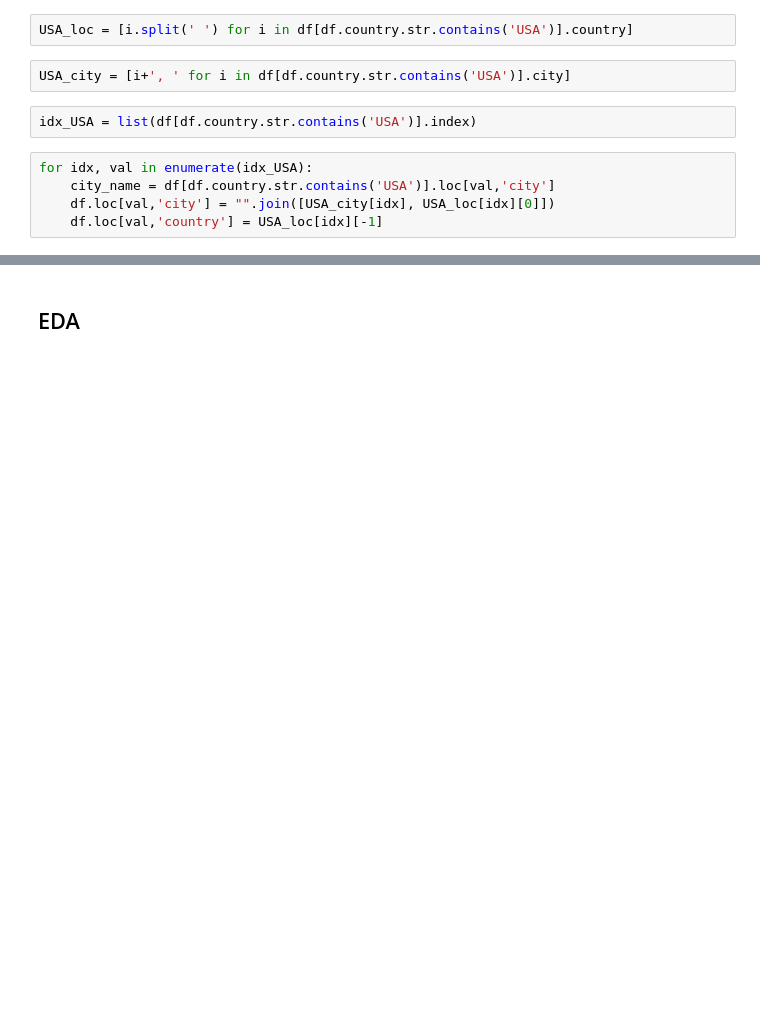
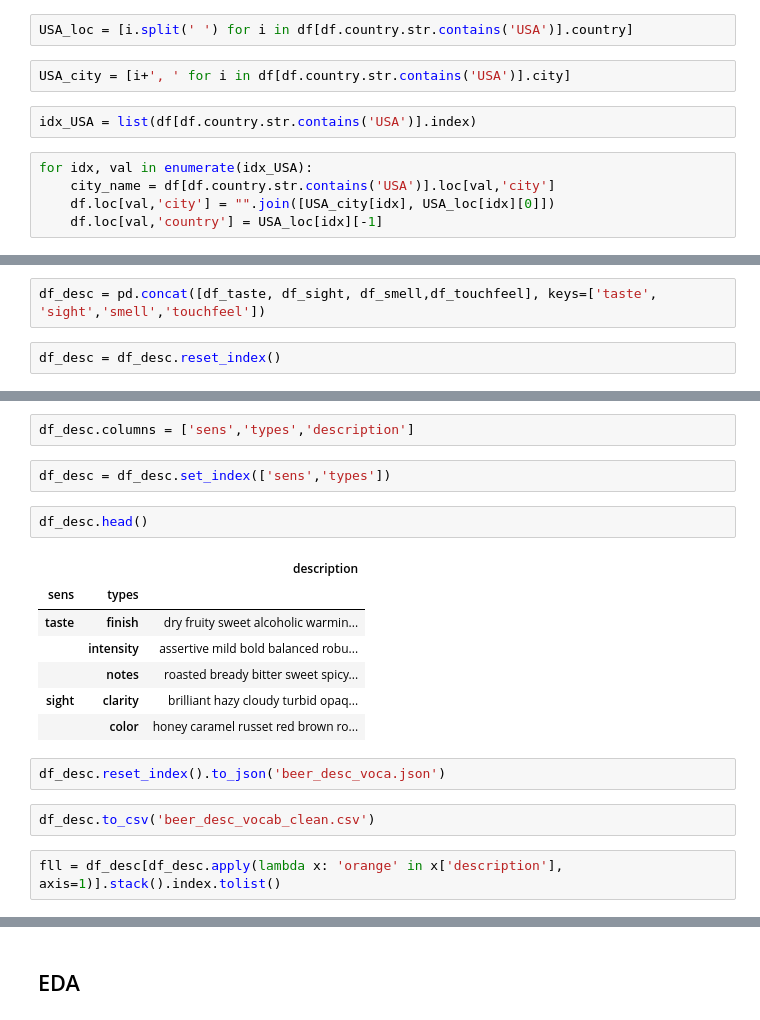
Before and after one commit to montalex/COM-480-Data-Visualization, a Jupyter notebook: scrap_data.ipynb, the cells around one changed output, grey strips where cells are left out. Drawn from its saved outputs; the diff is of its cells as text; blank space fills up the shorter version.

```diff
--- a/scrap_data.ipynb
+++ b/scrap_data.ipynb
@@ -272,0 +350,4 @@ df_all.to_csv('ratebeer_dataset_all.csv', index=False)
+# %%
+df_desc = pd.concat([df_taste, df_sight, df_smell,df_touchfeel], keys=['taste', 'sight','smell','touchfeel'])
+# %%
+df_desc = df_desc.reset_index()
@@ -272,0 +360,20 @@ df_all.to_csv('ratebeer_dataset_all.csv', index=False)
+# %%
+df_desc.columns = ['sens','types','description']
+# %%
+df_desc = df_desc.set_index(['sens','types'])
+# %%
+df_desc.head()
+# %% [output]
+|  |  | description |
+| sens | types |  |
+| taste | finish | dry fruity sweet alcoholic warmin... |
+|  | intensity | assertive mild bold balanced robu... |
+|  | notes | roasted bready bitter sweet spicy... |
+| sight | clarity | brilliant hazy cloudy turbid opaq... |
+|  | color | honey caramel russet red brown ro... |
+# %%
+df_desc.reset_index().to_json('beer_desc_voca.json')
+# %%
+df_desc.to_csv('beer_desc_vocab_clean.csv')
+# %%
+fll = df_desc[df_desc.apply(lambda x: 'orange' in x['description'], axis=1)].stack().index.tolist()
```
Also changed, not shown: parts of 41 cells of this notebook, 8 other files.
